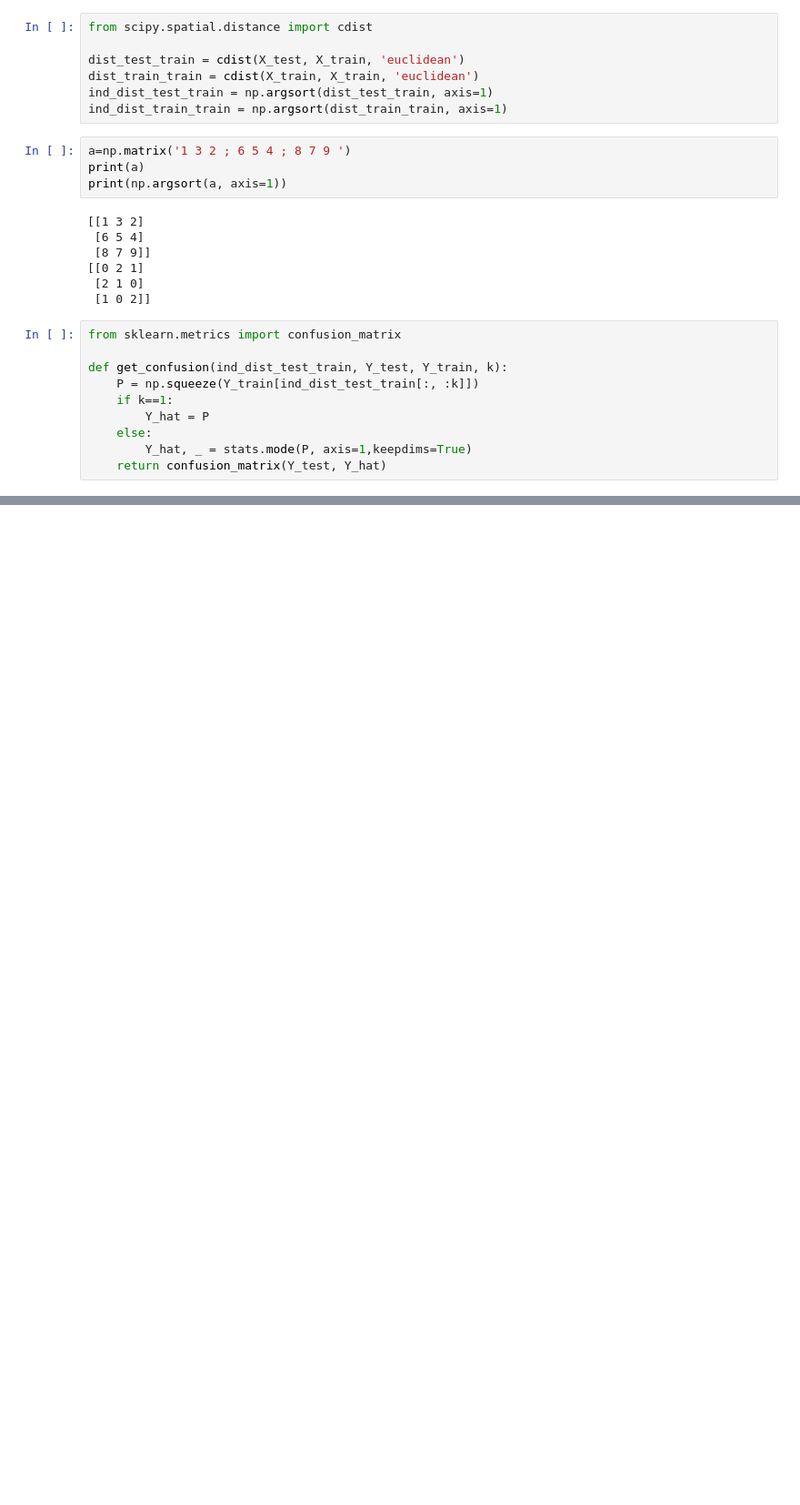
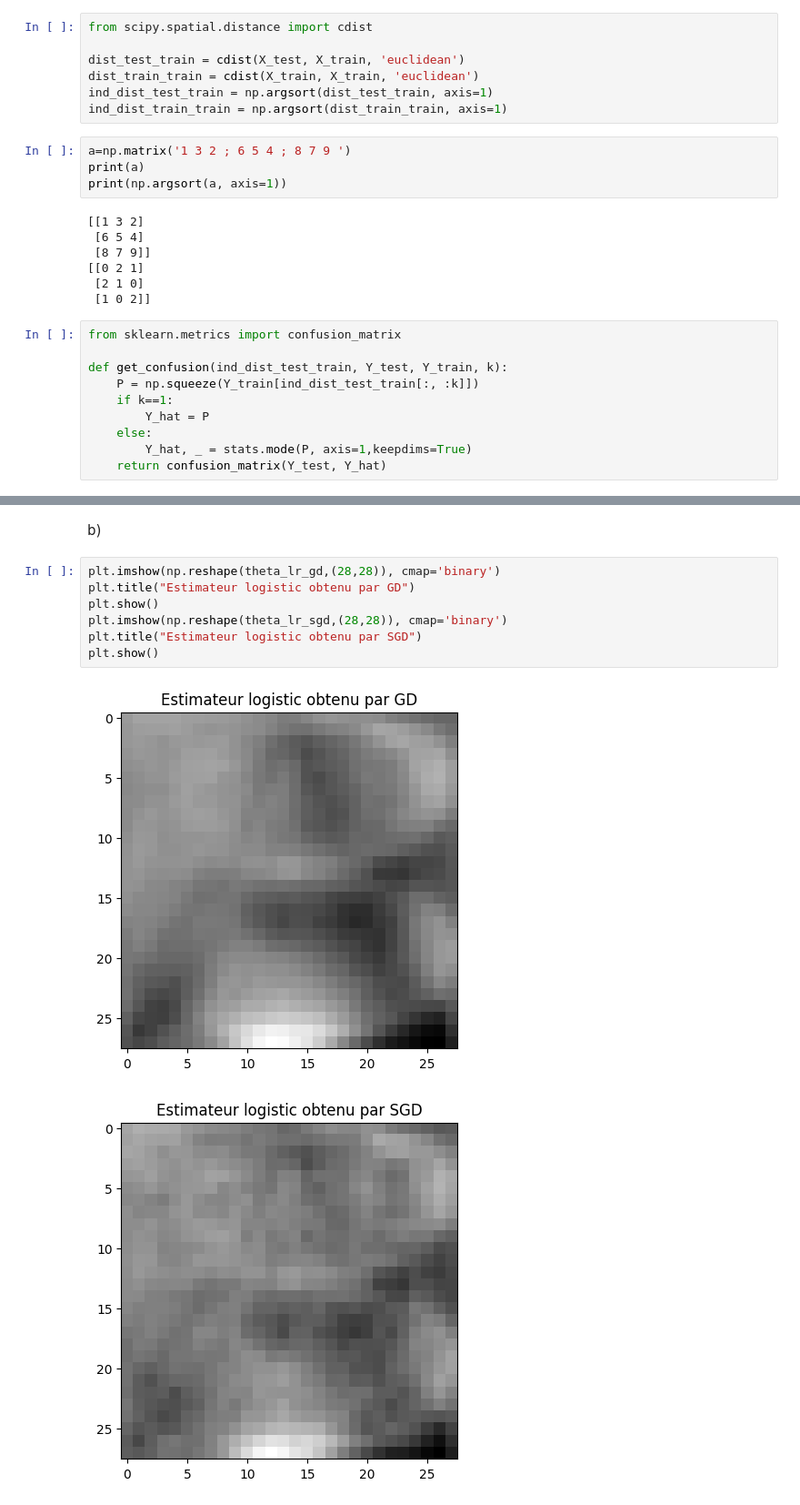
Before and after one commit to Hazdard/AppStat, a Jupyter notebook: DM_1/Sacha-Ben-Arous-DM1.ipynb, the cells around one changed output, grey strips where cells are left out. Shown: that part at 91% size. Cells and saved outputs as stored; diff of their text form; blank space fills up the shorter version.

```diff
--- a/DM_1/Sacha-Ben-Arous-DM1.ipynb
+++ b/DM_1/Sacha-Ben-Arous-DM1.ipynb
@@ -275,0 +274,12 @@ Erreur moyenne sur les sous ensembles:
+# %% [markdown]
+b)
+# %%
+plt.imshow(np.reshape(theta_lr_gd,(28,28)), cmap='binary')
+plt.title("Estimateur logistic obtenu par GD")
+plt.show()
+plt.imshow(np.reshape(theta_lr_sgd,(28,28)), cmap='binary')
+plt.title("Estimateur logistic obtenu par SGD")
+plt.show()
+# %% [output]
+[figure, added]
+[figure, added]
```
Also changed, not shown: parts of 40 cells of this notebook.
